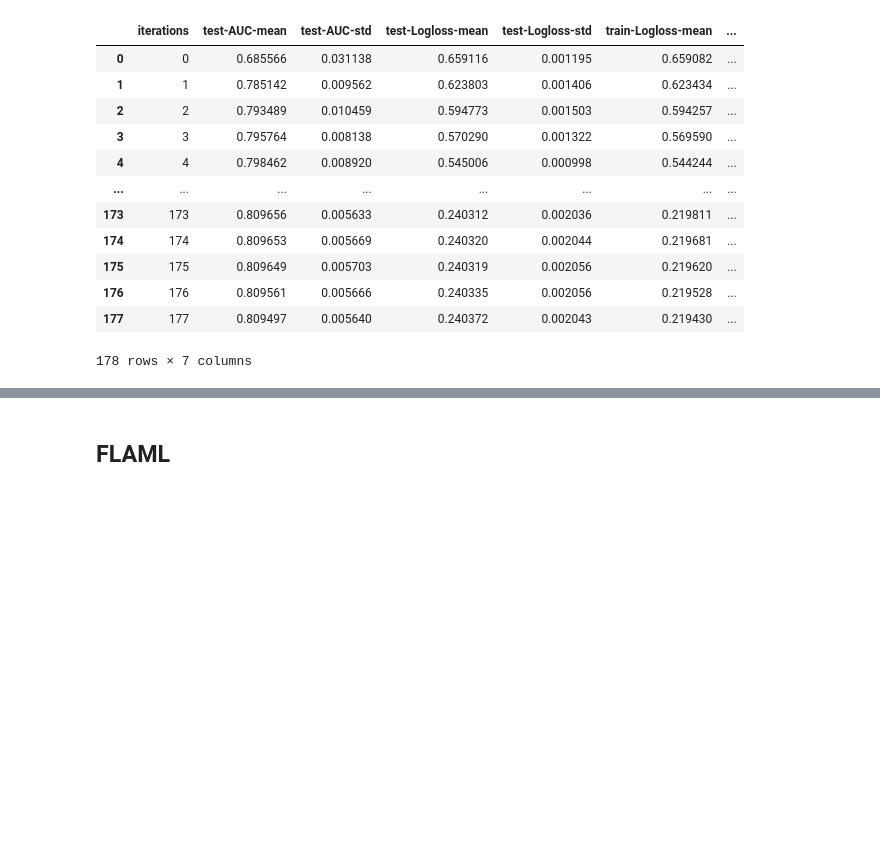
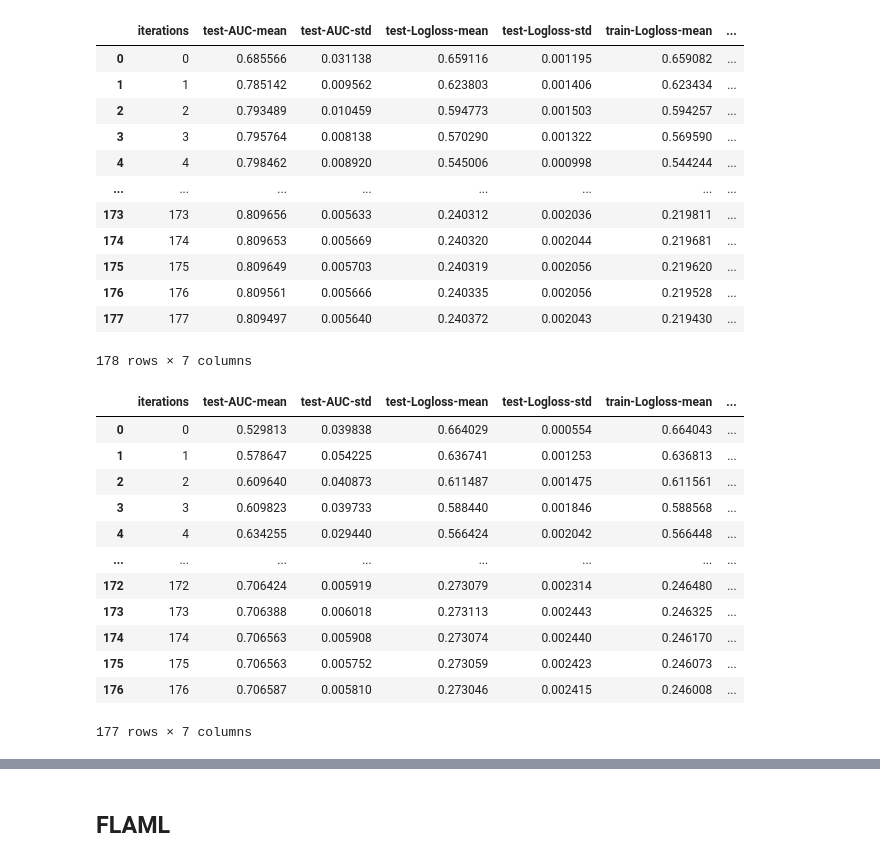
Before and after one commit to carokanns/Trav, a Jupyter notebook: spel/v75_tester/feature_selection.ipynb, the cells around one changed output, grey strips where cells are left out. Drawn from its saved outputs; the diff is of its cells as text; code cells hidden in the pictures; blank space fills up the shorter version.

Commit message:
Första sammanställt res med prob_score

```diff
--- a/spel/v75_tester/feature_selection.ipynb
+++ b/spel/v75_tester/feature_selection.ipynb
@@ -273,6 +282,23 @@ cv_score
 | 176 | 176 | 0.809561 | 0.005666 | 0.240335 | 0.002056 | 0.219528 | ... |
 | 177 | 177 | 0.809497 | 0.005640 | 0.240372 | 0.002043 | 0.219430 | ... |
 178 rows × 7 columns
+# %%
+# cv utan streck
+cv_score
+# %% [output]
+|  | iterations | test-AUC-mean | test-AUC-std | test-Logloss-mean | test-Logloss-std | train-Logloss-mean | ... |
+| 0 | 0 | 0.529813 | 0.039838 | 0.664029 | 0.000554 | 0.664043 | ... |
+| 1 | 1 | 0.578647 | 0.054225 | 0.636741 | 0.001253 | 0.636813 | ... |
+| 2 | 2 | 0.609640 | 0.040873 | 0.611487 | 0.001475 | 0.611561 | ... |
+| 3 | 3 | 0.609823 | 0.039733 | 0.588440 | 0.001846 | 0.588568 | ... |
+| 4 | 4 | 0.634255 | 0.029440 | 0.566424 | 0.002042 | 0.566448 | ... |
+| ... | ... | ... | ... | ... | ... | ... | ... |
+| 172 | 172 | 0.706424 | 0.005919 | 0.273079 | 0.002314 | 0.246480 | ... |
+| 173 | 173 | 0.706388 | 0.006018 | 0.273113 | 0.002443 | 0.246325 | ... |
+| 174 | 174 | 0.706563 | 0.005908 | 0.273074 | 0.002440 | 0.246170 | ... |
+| 175 | 175 | 0.706563 | 0.005752 | 0.273059 | 0.002423 | 0.246073 | ... |
+| 176 | 176 | 0.706587 | 0.005810 | 0.273046 | 0.002415 | 0.246008 | ... |
+177 rows × 7 columns
 # %%
 from IPython.display import display
 print(dforg.datum.max())
```
Also changed, not shown: parts of 15 cells of this notebook, 20 other files.
